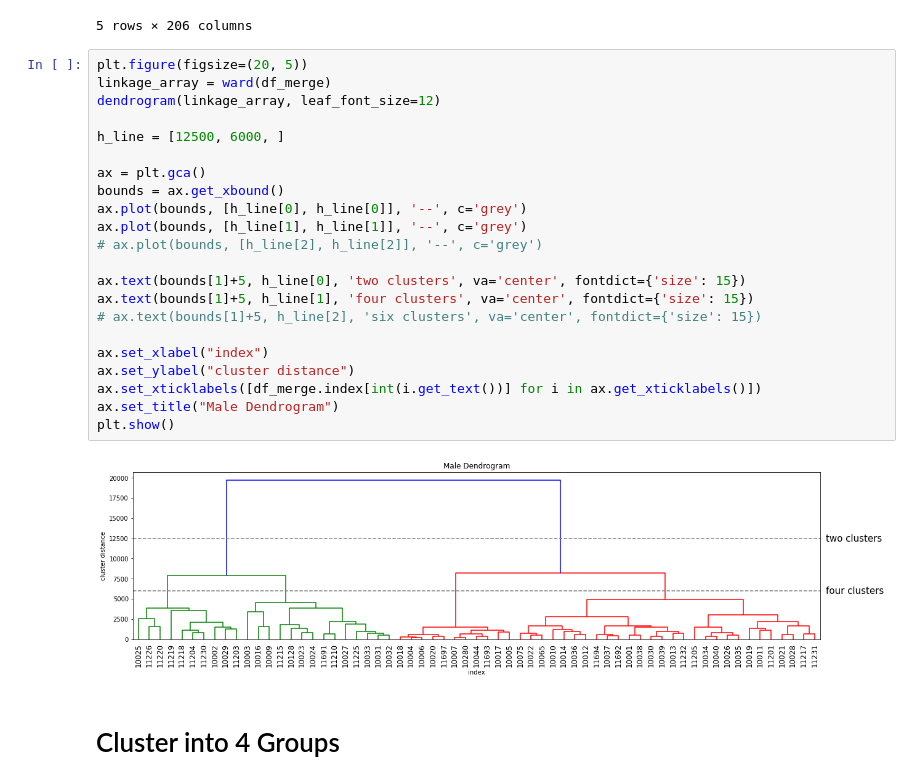
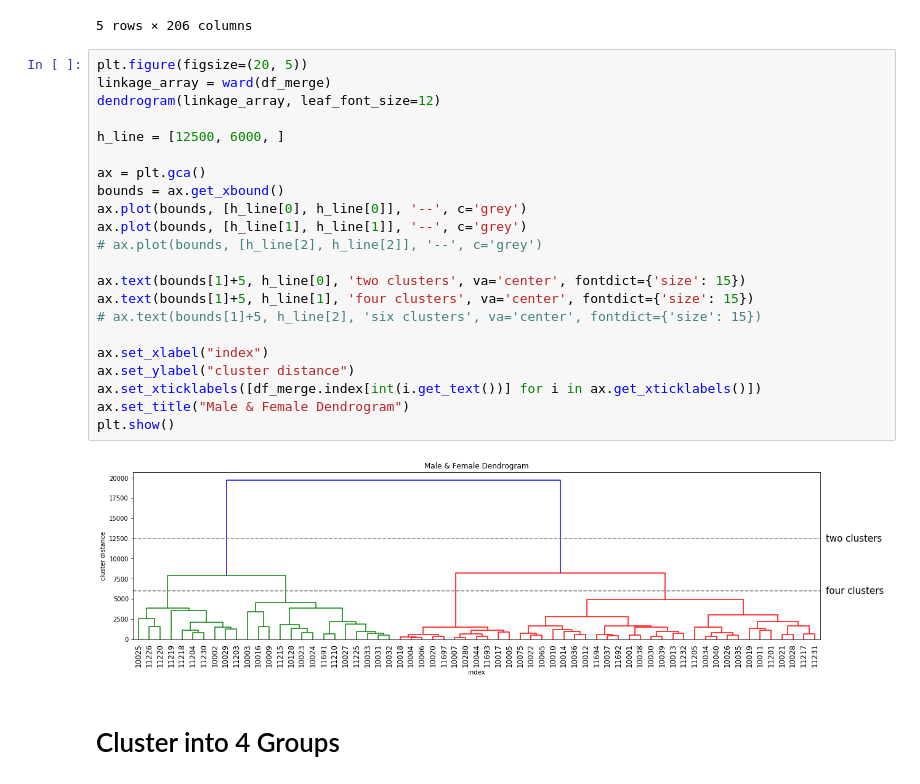
Before and after one commit to pinhao1994/ads-on-the-run, a Jupyter notebook: cluster/cluster_exploration.ipynb, the cells around one changed output. Drawn from its saved outputs; the diff is of its cells as text.

```diff
--- a/cluster/cluster_exploration.ipynb
+++ b/cluster/cluster_exploration.ipynb
@@ -102,27 +102,27 @@ df_merge.head()
 # %%
 plt.figure(figsize=(20, 5))
 linkage_array = ward(df_merge)
 dendrogram(linkage_array, leaf_font_size=12)
 
 h_line = [12500, 6000, ]
 
 ax = plt.gca()
 bounds = ax.get_xbound()
 ax.plot(bounds, [h_line[0], h_line[0]], '--', c='grey')
 ax.plot(bounds, [h_line[1], h_line[1]], '--', c='grey')
 # ax.plot(bounds, [h_line[2], h_line[2]], '--', c='grey')
 
 ax.text(bounds[1]+5, h_line[0], 'two clusters', va='center', fontdict={'size': 15})
 ax.text(bounds[1]+5, h_line[1], 'four clusters', va='center', fontdict={'size': 15})
 # ax.text(bounds[1]+5, h_line[2], 'six clusters', va='center', fontdict={'size': 15})
 
 ax.set_xlabel("index")
 ax.set_ylabel("cluster distance")
 ax.set_xticklabels([df_merge.index[int(i.get_text())] for i in ax.get_xticklabels()])
-ax.set_title("Male Dendrogram")
+ax.set_title("Male & Female Dendrogram")
 plt.show()
 # %% [output]
-[figure, old version]
+[figure, new version]
 # %% [markdown]
 # Cluster into 4 Groups
 # %%
```
Also changed, not shown: 1 other file.
